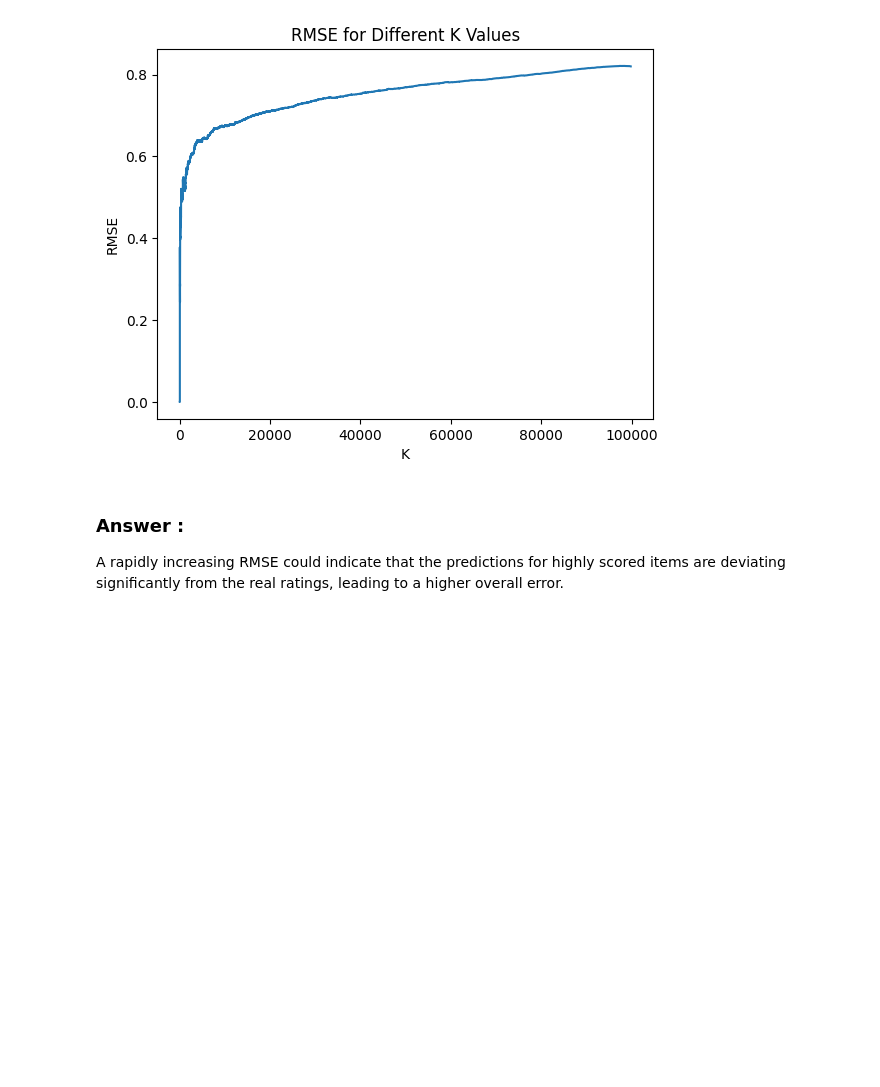
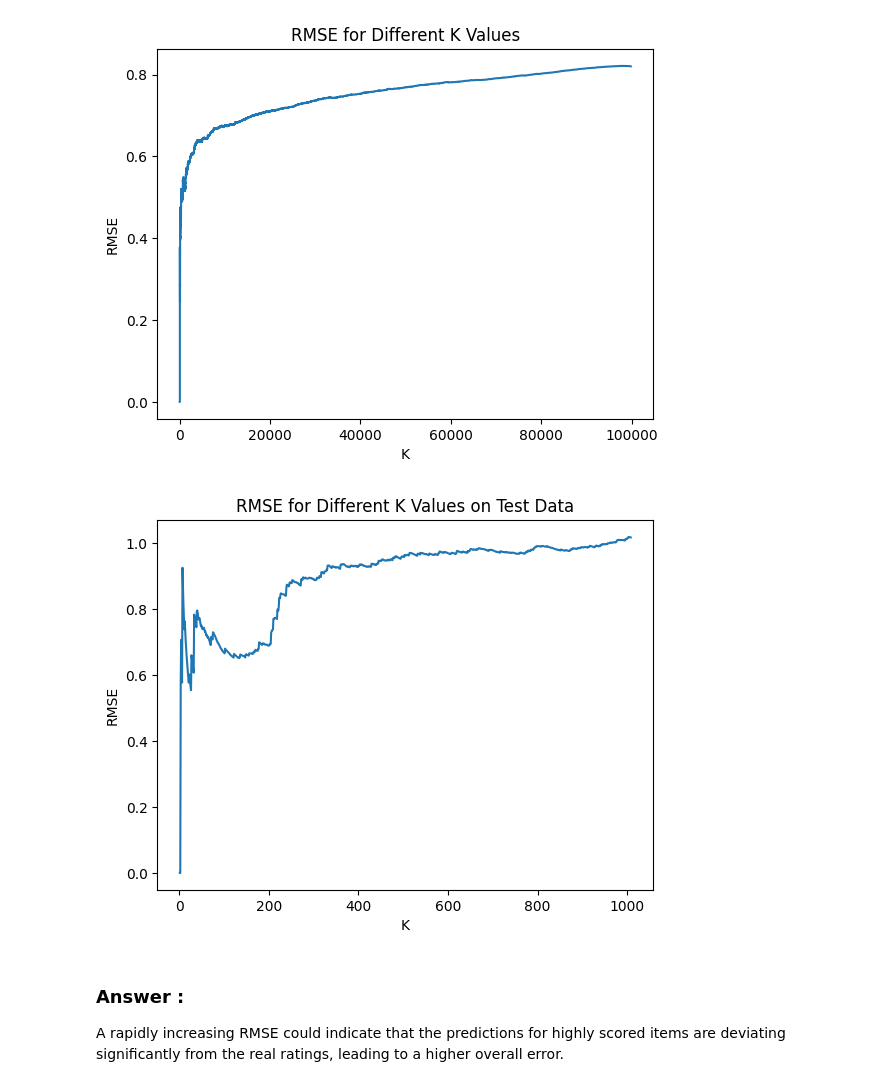
Before and after one commit to JackThay/NAM_TP8, a Jupyter notebook: TP8_Student_Jack-THAY_Thierry-UNG.ipynb, the cells around one changed output. Drawn from its saved outputs; the diff is of its cells as text; code cells hidden in the pictures; blank space fills up the shorter version.

```diff
--- a/TP8_Student_Jack-THAY_Thierry-UNG.ipynb
+++ b/TP8_Student_Jack-THAY_Thierry-UNG.ipynb
@@ -362,0 +366,11 @@ plt.show()
+# %%
+# Order predictions by decreasing predicted rating
+ordered_test_predictions = test_data.sort_values(by='predicted_rating', ascending=False)
+# %%
+# Initialize arrays for RMSE values and K values for test data
+rmse_test_values = []
+k_test_values = np.arange(1, len(ordered_test_predictions) + 1)
+# %%
+# Initialize counters for squared errors and unrated pairs for test data
+squared_errors_test = 0
+unrated_pairs_count_test = 0
@@ -363,3 +396,12 @@ plt.show()
+# %%
+# Plot the RMSE values for test data
+plt.plot(k_test_values, rmse_test_values)
+plt.title('RMSE for Different K Values on Test Data')
+plt.xlabel('K')
+plt.ylabel('RMSE')
+plt.show()
+# %% [output]
+[figure, added]
 # %% [markdown]
 ### Answer :
 A rapidly increasing RMSE could indicate that the predictions for highly scored items are deviating significantly from the real ratings, leading to a higher overall error.
```
Also changed, not shown: parts of 8 cells of this notebook.
